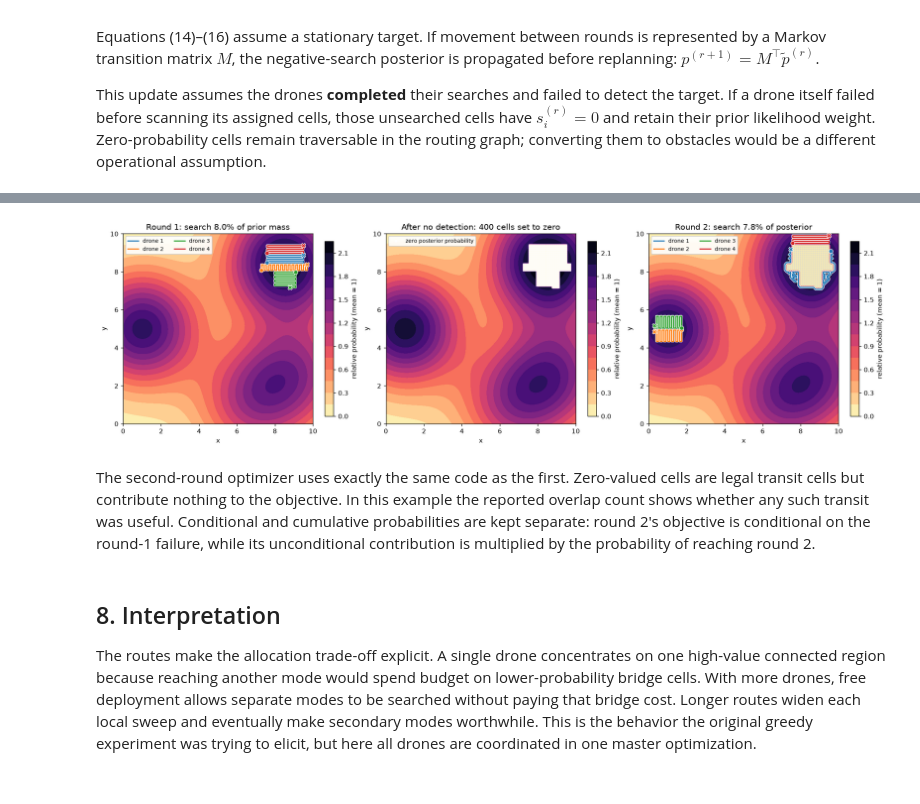
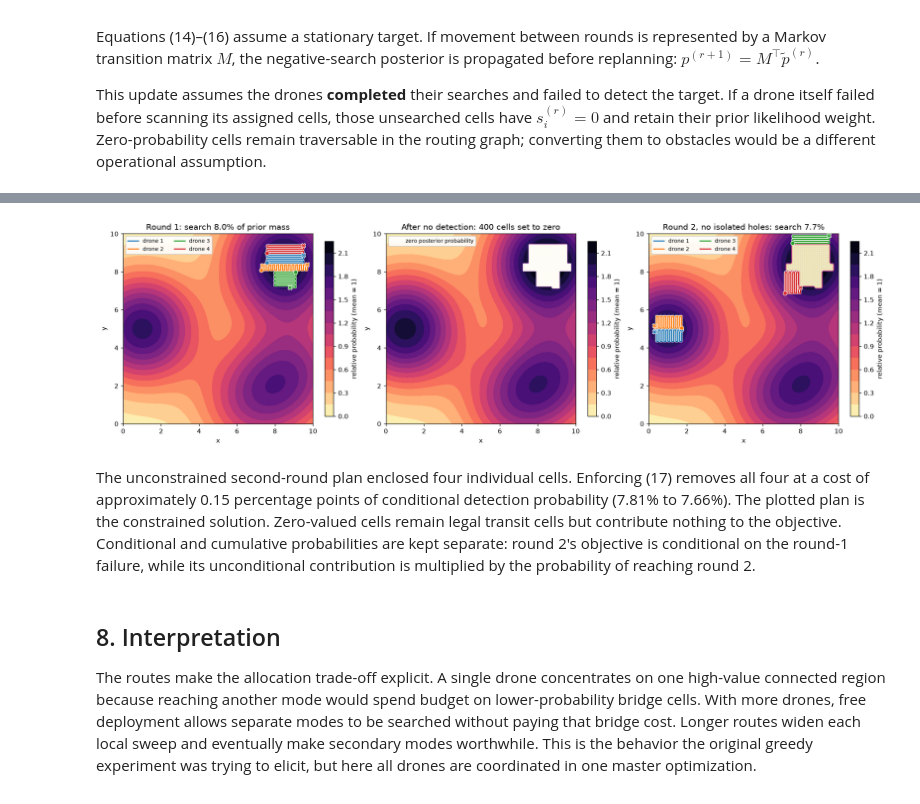
Before and after one commit to apwheele/optimal-search-drone-routing, a Jupyter notebook: optimal_search.ipynb, the cells around one changed output, grey strips where cells are left out. Saved outputs shown, nothing was run; the diff lists cells and outputs as text; code cells hidden in the pictures.

Commit message:
Prevent isolated cells in replanned search routes

```diff
--- a/optimal_search.ipynb
+++ b/optimal_search.ipynb
@@ -530,11 +543,27 @@ round2_probability = update_probability_after_no_detection(
     probability, round1.paths, detection_probability=1.0
 )
 round1_cells = set(node for path in round1.paths for node in path)
+round1_holes = isolated_uncovered_cells(round1.paths, probability.shape)
 
 assert np.isclose(round2_probability.sum(), 1.0)
 assert np.all(round2_probability.ravel()[list(round1_cells)] == 0.0)
 
-round2_candidates = generate_candidates(round2_probability, length=100)
+round2_candidates_unconstrained = generate_candidates(round2_probability, length=100)
+round2_unconstrained = plan_from_candidates(
+    round2_probability,
+    round2_candidates_unconstrained,
+    drones=4,
+    length=100,
+    time_limit=12,
+    random_seed=3026,
+)
+unconstrained_holes = isolated_uncovered_cells(
+    round2_unconstrained.paths, round2_probability.shape
+)
+
+round2_candidates = generate_candidates(
+    round2_probability, length=100, forbid_isolated_holes=True
+)
 round2 = plan_from_candidates(
     round2_probability,
     round2_candidates,
@@ -542,8 +571,11 @@ round2 = plan_from_candidates(
     length=100,
     time_limit=12,
     random_seed=3026,
+    forbid_isolated_holes=True,
 )
 validate_paths(round2.paths, round2_probability.shape, expected_length=100)
+round2_holes = isolated_uncovered_cells(round2.paths, round2_probability.shape)
+assert not round2_holes
 round2_cells = set(node for path in round2.paths for node in path)
 repeat_steps = len(round1_cells & round2_cells)
 
@@ -560,6 +592,7 @@ sequential_results = pd.DataFrame(
             "conditional_find_probability": round1_find,
             "unconditional_probability_increment": round1_find,
             "cumulative_find_probability": round1_find,
+            "isolated_uncovered_cells": len(round1_holes),
         },
         {
             "round": 2,
@@ -567,6 +600,7 @@ sequential_results = pd.DataFrame(
             "conditional_find_probability": round2_find_given_failure,
             "unconditional_probability_increment": round2_unconditional_increment,
             "cumulative_find_probability": cumulative_find,
+            "isolated_uncovered_cells": len(round2_holes),
         },
     ]
 )
@@ -581,5 +615,23 @@ display(
 )
 print(f"Round-1 cells assigned zero posterior probability: {len(round1_cells)}")
 print(f"Round-2 steps through zero-probability round-1 cells: {repeat_steps}")
+round2_policy_comparison = pd.DataFrame(
+    [
+        {
+            "policy": "probability only",
+            "conditional_find_probability": round2_unconstrained.score,
+            "isolated_uncovered_cells": len(unconstrained_holes),
+            "status": round2_unconstrained.status,
+        },
+        {
+            "policy": "forbid isolated holes",
+            "conditional_find_probability": round2.score,
+            "isolated_uncovered_cells": len(round2_holes),
+            "status": round2.status,
+        },
+    ]
+)
+display(round2_policy_comparison.style.format({"conditional_find_probability": "{:.2%}"}))
+round2_policy_comparison.to_csv(OUTPUT / "round2_hole_policy.csv", index=False)
 sequential_results.to_csv(OUTPUT / "sequential_round_results.csv", index=False)
 # %% [output]
@@ -591,37 +646,37 @@ Round-2 steps through zero-probability round-1 cells: 0
 # %%
 round1_coords = np.array([divmod(node, probability.shape[1]) for node in sorted(round1_cells)])
 old_x = round1_coords[:, 1] * 10 / (probability.shape[1] - 1)
 old_y = round1_coords[:, 0] * 10 / (probability.shape[0] - 1)
 
 fig, axes = plt.subplots(1, 3, figsize=(16.5, 5.2), constrained_layout=True)
 plot_paths(
     probability,
     round1.paths,
     axes[0],
     f"Round 1: search {round1_find:.1%} of prior mass",
 )
 plot_surface(
     round2_probability,
     axes[1],
     "After no detection: 400 cells set to zero",
 )
 axes[1].scatter(old_x, old_y, s=9, marker="s", color="white", alpha=0.85,
                 linewidth=0, label="zero posterior probability")
 axes[1].legend(loc="upper left", fontsize=8, framealpha=0.9)
 plot_paths(
     round2_probability,
     round2.paths,
     axes[2],
-    f"Round 2: search {round2_find_given_failure:.1%} of posterior",
+    f"Round 2, no isolated holes: search {round2_find_given_failure:.1%}",
 )
 axes[2].scatter(old_x, old_y, s=7, marker="s", color="lightgray", alpha=0.55,
                 linewidth=0, zorder=1.5)
 fig.savefig(OUTPUT / "two_round_search.png", bbox_inches="tight")
 plt.show()
 # %% [output]
-[figure, old version]
+[figure, new version]
 # %% [markdown]
-The second-round optimizer uses exactly the same code as the first. Zero-valued cells are legal transit cells but contribute nothing to the objective. In this example the reported overlap count shows whether any such transit was useful. Conditional and cumulative probabilities are kept separate: round 2's objective is conditional on the round-1 failure, while its unconditional contribution is multiplied by the probability of reaching round 2.
+The unconstrained second-round plan enclosed four individual cells. Enforcing (17) removes all four at a cost of approximately 0.15 percentage points of conditional detection probability (7.81% to 7.66%). The plotted plan is the constrained solution. Zero-valued cells remain legal transit cells but contribute nothing to the objective. Conditional and cumulative probabilities are kept separate: round 2's objective is conditional on the round-1 failure, while its unconditional contribution is multiplied by the probability of reaching round 2.
 # %% [markdown]
 ## 8. Interpretation
 
```
Also changed, not shown: parts of 5 cells of this notebook, 10 other files.
